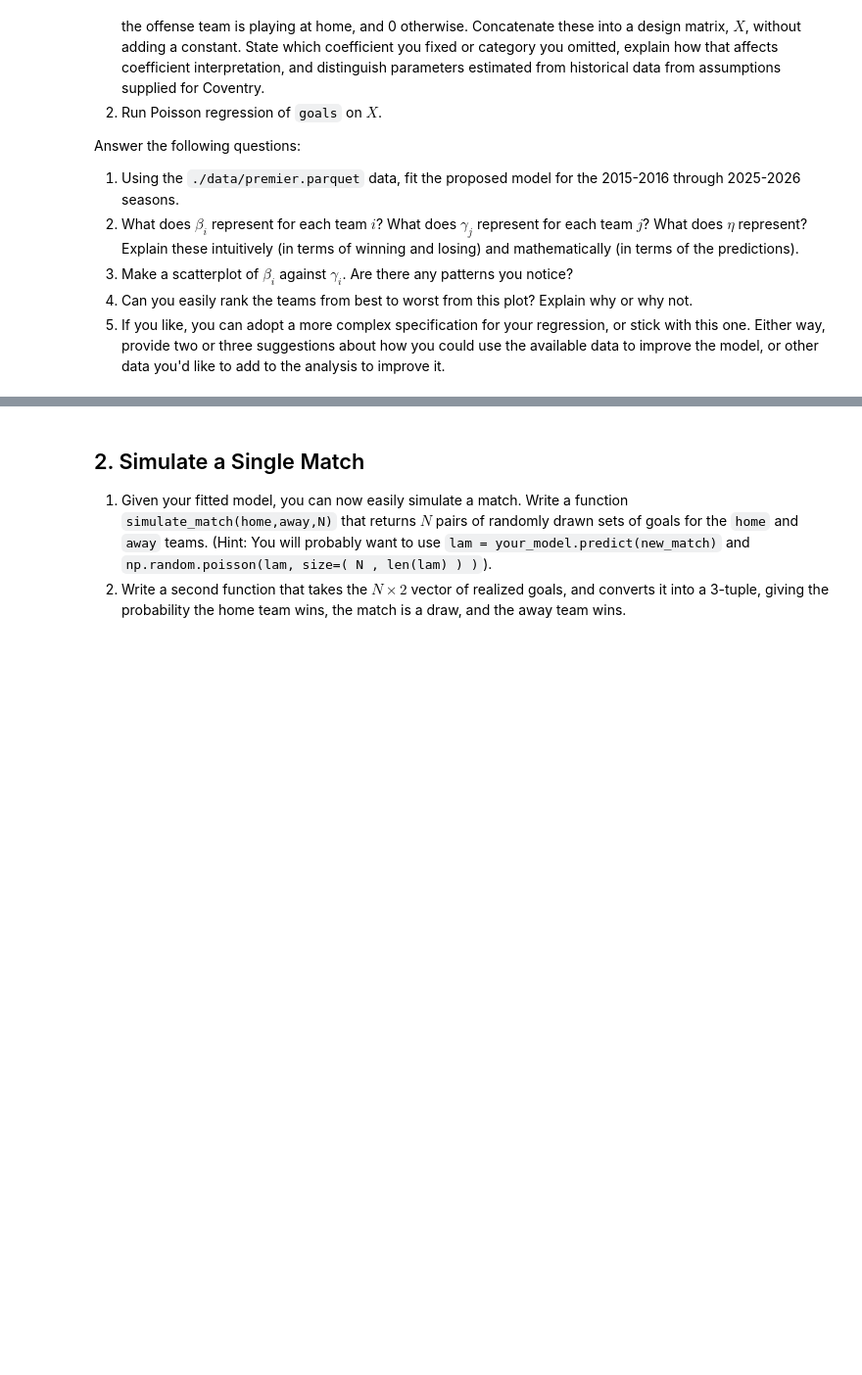
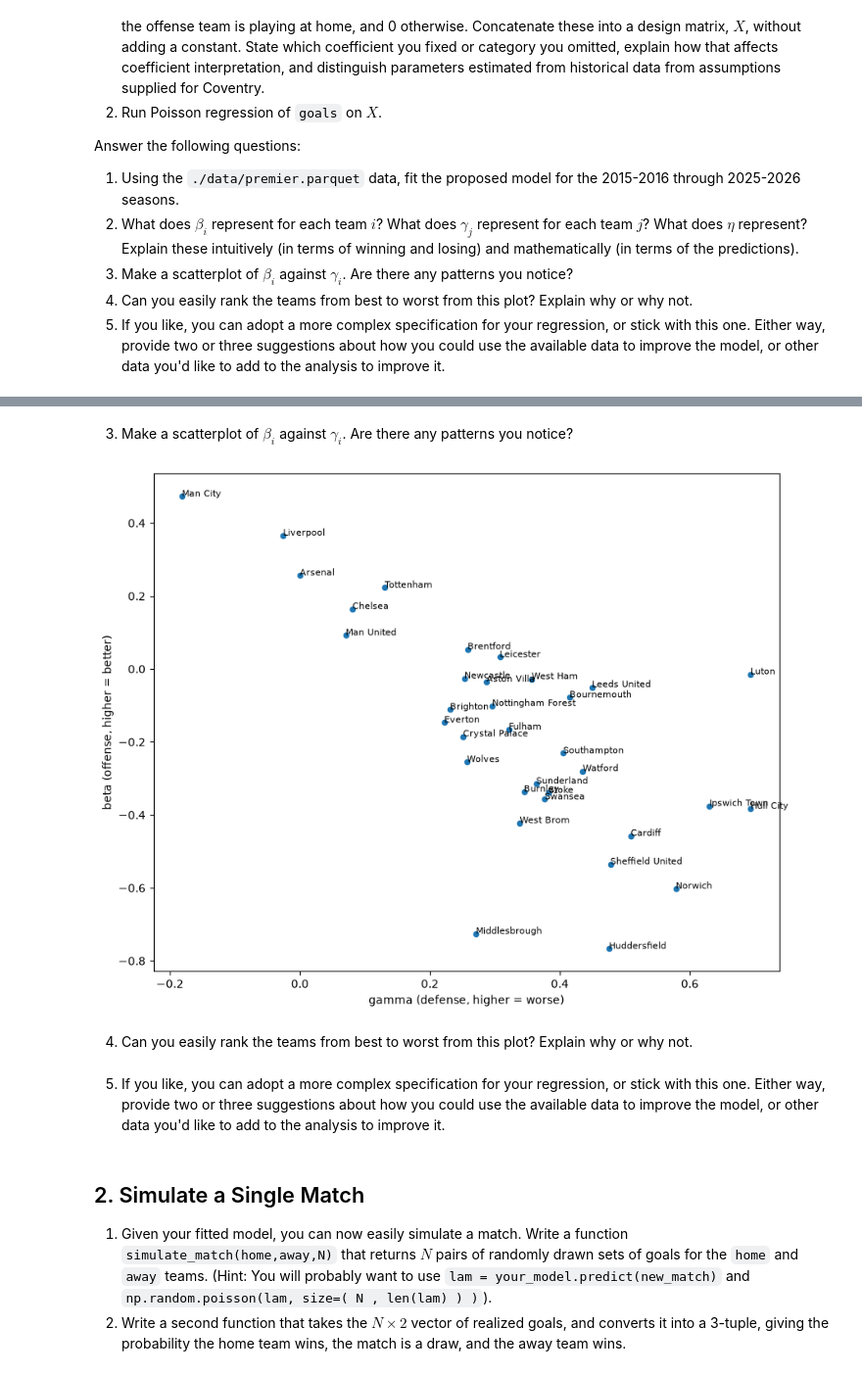
Before and after one commit to cejones8/UU_Labs, a Jupyter notebook: Lab 11/Lab11_soccer_lab.ipynb, the cells around one changed output, grey strips where cells are left out. Shown at 98% size. Saved outputs shown, nothing was run; the diff lists cells and outputs as text; code cells hidden in the pictures; blank space fills up the shorter version.

```diff
--- a/Lab 11/Lab11_soccer_lab.ipynb
+++ b/Lab 11/Lab11_soccer_lab.ipynb
@@ -66,0 +70,10 @@ Answer the following questions:
+# %%
+teams = sorted(df['offense'].unique())
+
+off = pd.get_dummies(df['offense']).reindex(columns=teams).astype(float).add_prefix('off_')
+dfn = pd.get_dummies(df['defense']).reindex(columns=teams).astype(float).add_prefix('def_').drop(columns='def_Arsenal')
+home = (df['home_away'] == 'Home').astype(float).rename('home')
+
+X = pd.concat([off, dfn, home], axis=1)
+y = df['goals']
+print(X.shape)
@@ -66,0 +113,3 @@ Answer the following questions:
+# %%
+fit = sm.GLM(y, X, family=sm.families.Poisson()).fit()
+print(fit.summary())
@@ -67,3 +142,23 @@ Answer the following questions:
+# %% [markdown]
+3. Make a scatterplot of $\beta_i$ against $\gamma_i$. Are there any patterns you notice?
+# %%
+beta = fit.params.filter(like='off_').rename(lambda s: s[4:])
+gamma = fit.params.filter(like='def_').rename(lambda s: s[4:])
+gamma['Arsenal'] = 0.0
+ratings = pd.DataFrame({'beta': beta, 'gamma': gamma})
+
+ax = ratings.plot.scatter('gamma', 'beta', figsize=(10, 8))
+for team, r in ratings.iterrows():
+    ax.annotate(team, (r['gamma'], r['beta']), fontsize=8)
+ax.set_xlabel('gamma (defense, higher = worse)')
+ax.set_ylabel('beta (offense, higher = better)')
+plt.show()
+# %% [output]
+[figure, added]
+# %% [markdown]
+4. Can you easily rank the teams from best to worst from this plot? Explain why or why not.
+# %% [markdown]
+5. If you like, you can adopt a more complex specification for your regression, or stick with this one. Either way, provide two or three suggestions about how you could use the available data to improve the model, or other data you'd like to add to the analysis to improve it.
 # %% [markdown]
 ## 2. Simulate a Single Match
 
```
Also changed, not shown: parts of 11 cells of this notebook.
